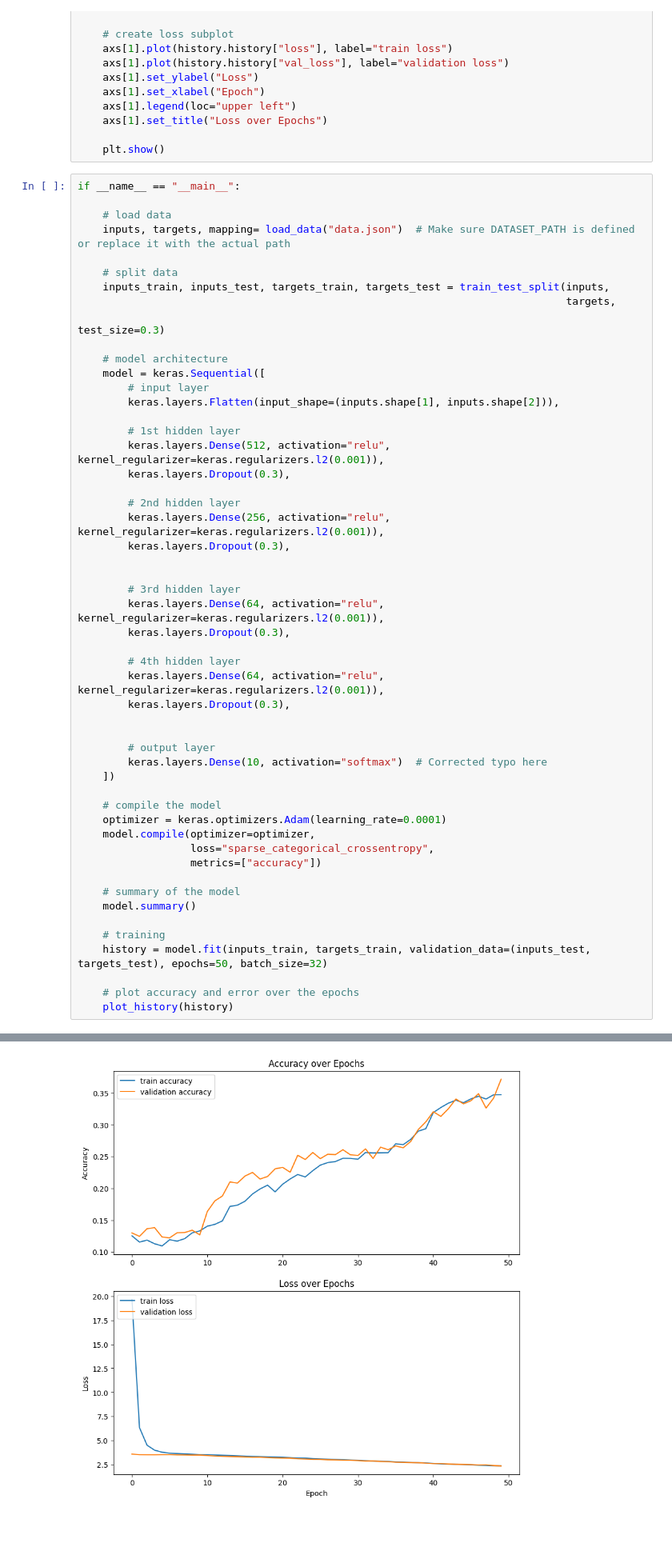
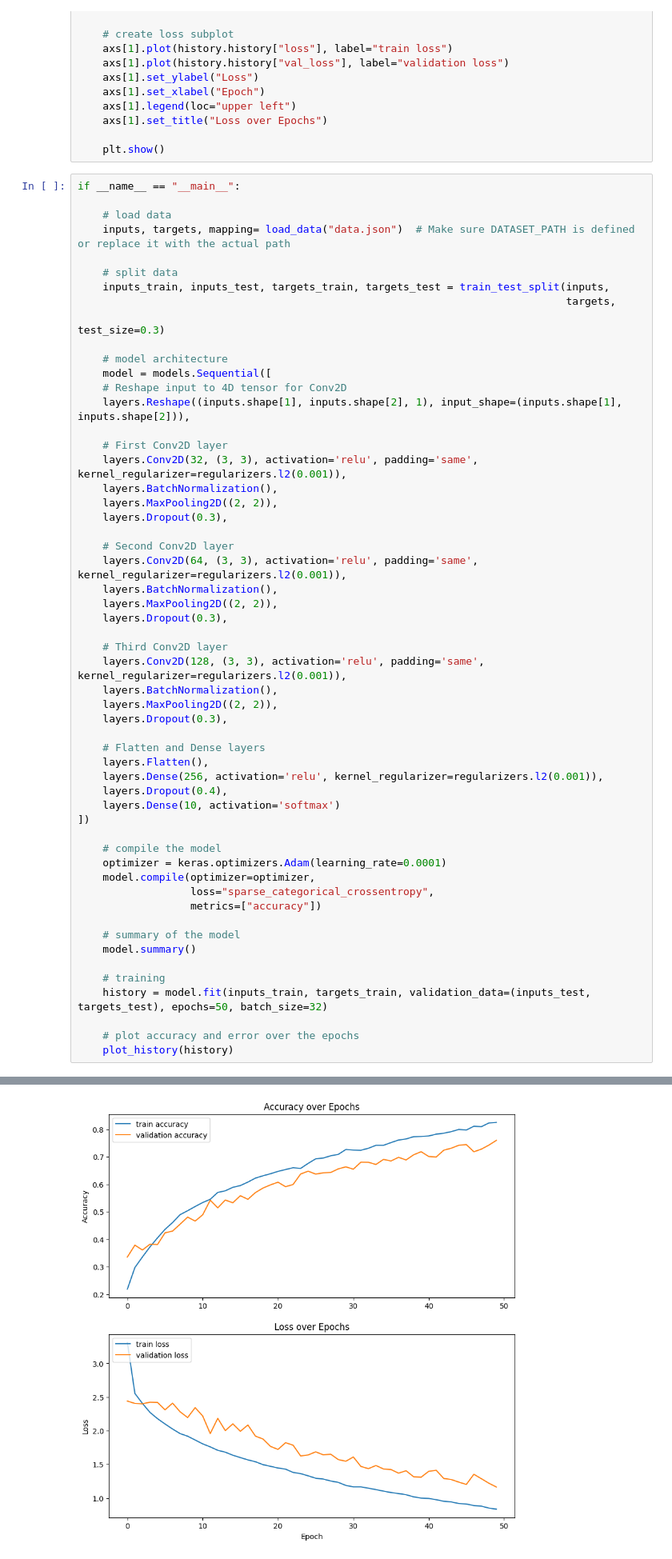
Before and after one commit to Andyreww/Music-Classifier, a Jupyter notebook: music_classifier.ipynb, the cells around one changed output, grey strips where cells are left out. Shown: that part at 80% size. Cells and saved outputs as stored; diff of their text form; blank space fills up the shorter version.

```diff
--- a/music_classifier.ipynb
+++ b/music_classifier.ipynb
@@ -81,31 +82,34 @@ if __name__ == "__main__":
                                                                               test_size=0.3)
 
     # model architecture
-    model = keras.Sequential([
-        # input layer
-        keras.layers.Flatten(input_shape=(inputs.shape[1], inputs.shape[2])),
+    model = models.Sequential([
+    # Reshape input to 4D tensor for Conv2D
+    layers.Reshape((inputs.shape[1], inputs.shape[2], 1), input_shape=(inputs.shape[1], inputs.shape[2])),
 
-        # 1st hidden layer
-        keras.layers.Dense(512, activation="relu", kernel_regularizer=keras.regularizers.l2(0.001)),
-        keras.layers.Dropout(0.3),
+    # First Conv2D layer
+    layers.Conv2D(32, (3, 3), activation='relu', padding='same', kernel_regularizer=regularizers.l2(0.001)),
+    layers.BatchNormalization(),
+    layers.MaxPooling2D((2, 2)),
+    layers.Dropout(0.3),
 
-        # 2nd hidden layer
-        keras.layers.Dense(256, activation="relu", kernel_regularizer=keras.regularizers.l2(0.001)),
-        keras.layers.Dropout(0.3),
+    # Second Conv2D layer
+    layers.Conv2D(64, (3, 3), activation='relu', padding='same', kernel_regularizer=regularizers.l2(0.001)),
+    layers.BatchNormalization(),
+    layers.MaxPooling2D((2, 2)),
+    layers.Dropout(0.3),
 
+    # Third Conv2D layer
+    layers.Conv2D(128, (3, 3), activation='relu', padding='same', kernel_regularizer=regularizers.l2(0.001)),
+    layers.BatchNormalization(),
+    layers.MaxPooling2D((2, 2)),
+    layers.Dropout(0.3),
 
-        # 3rd hidden layer
-        keras.layers.Dense(64, activation="relu", kernel_regularizer=keras.regularizers.l2(0.001)),
-        keras.layers.Dropout(0.3),
-
-        # 4th hidden layer
-        keras.layers.Dense(64, activation="relu", kernel_regularizer=keras.regularizers.l2(0.001)),
-        keras.layers.Dropout(0.3),
-
-
-        # output layer
-        keras.layers.Dense(10, activation="softmax")  # Corrected typo here
-    ])
+    # Flatten and Dense layers
+    layers.Flatten(),
+    layers.Dense(256, activation='relu', kernel_regularizer=regularizers.l2(0.001)),
+    layers.Dropout(0.4),
+    layers.Dense(10, activation='softmax')
+])
 
     # compile the model
     optimizer = keras.optimizers.Adam(learning_rate=0.0001)
@@ -164,4 +168,4 @@ Epoch 50/50
-[figure, old version]
+[figure, new version]
 # %%
 # Save the trained model
 model.save("genre_classification_model.keras")
```
Also changed, not shown: parts of 2 cells of this notebook.
